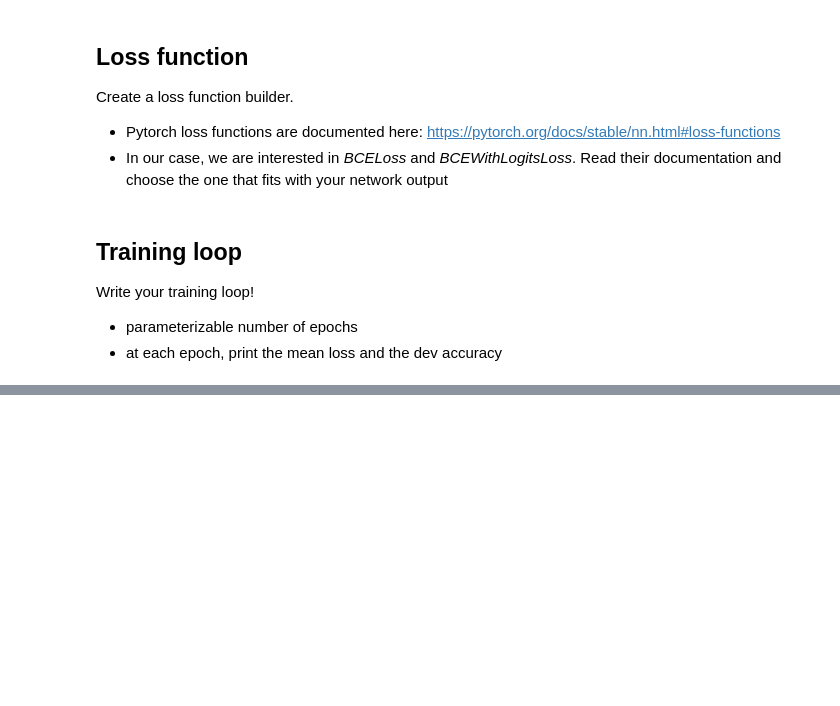
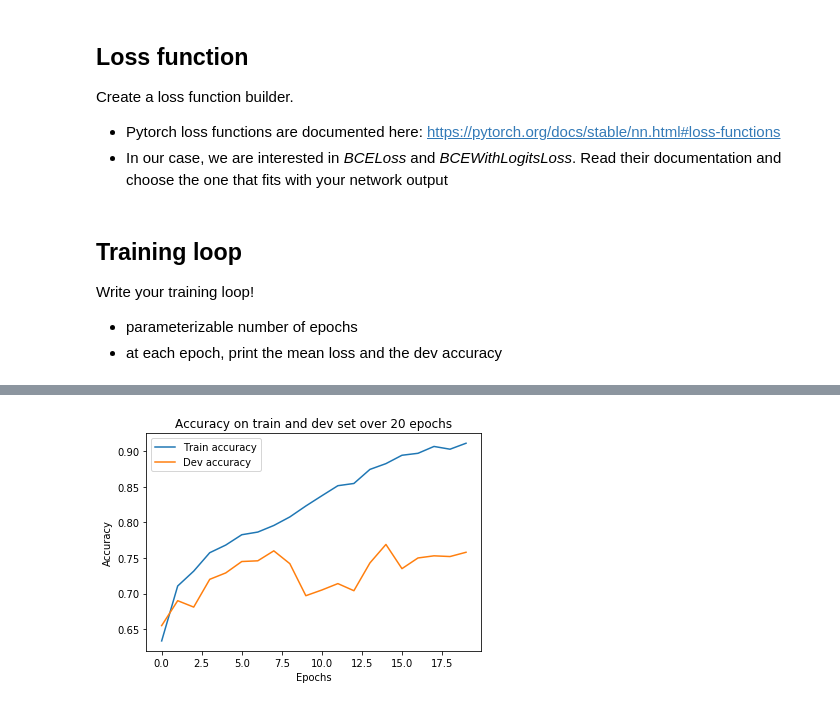
Before and after one commit to tbabinet/M2_AIC, a Jupyter notebook: DeepLearning_NLP/tp1.ipynb, the cells around one changed output, grey strips where cells are left out. Saved outputs shown, nothing was run; the diff lists cells and outputs as text; code cells hidden in the pictures; blank space fills up the shorter version.

```diff
--- a/DeepLearning_NLP/tp1.ipynb
+++ b/DeepLearning_NLP/tp1.ipynb
@@ -202,6 +202,10 @@ Create a loss function builder.
 loss_fn = nn.BCELoss()
 lr = 1e-1
 m = CBOW_classifier(len(word2idx), 50)
+train_accuracies = []
+train_losses = []
+dev_accuracies = []
+dev_losses = []
 # %% [markdown]
 ## Training loop
 
@@ -277 +287,12 @@ Mean loss :  0.28228355904063235
 ----------------------------------------
+# %%
+plt.plot(train_accuracies, label= "Train accuracy")
+plt.plot(dev_accuracies, label="Dev accuracy")
+plt.xlabel("Epochs")
+plt.ylabel("Accuracy")
+plt.legend()
+plt.title("Accuracy on train and dev set over 20 epochs")
+plt.savefig('accuracy.png')
+plt.show()
+# %% [output]
+[figure, added]
```
Also changed, not shown: parts of 5 cells of this notebook, 2 other files.
